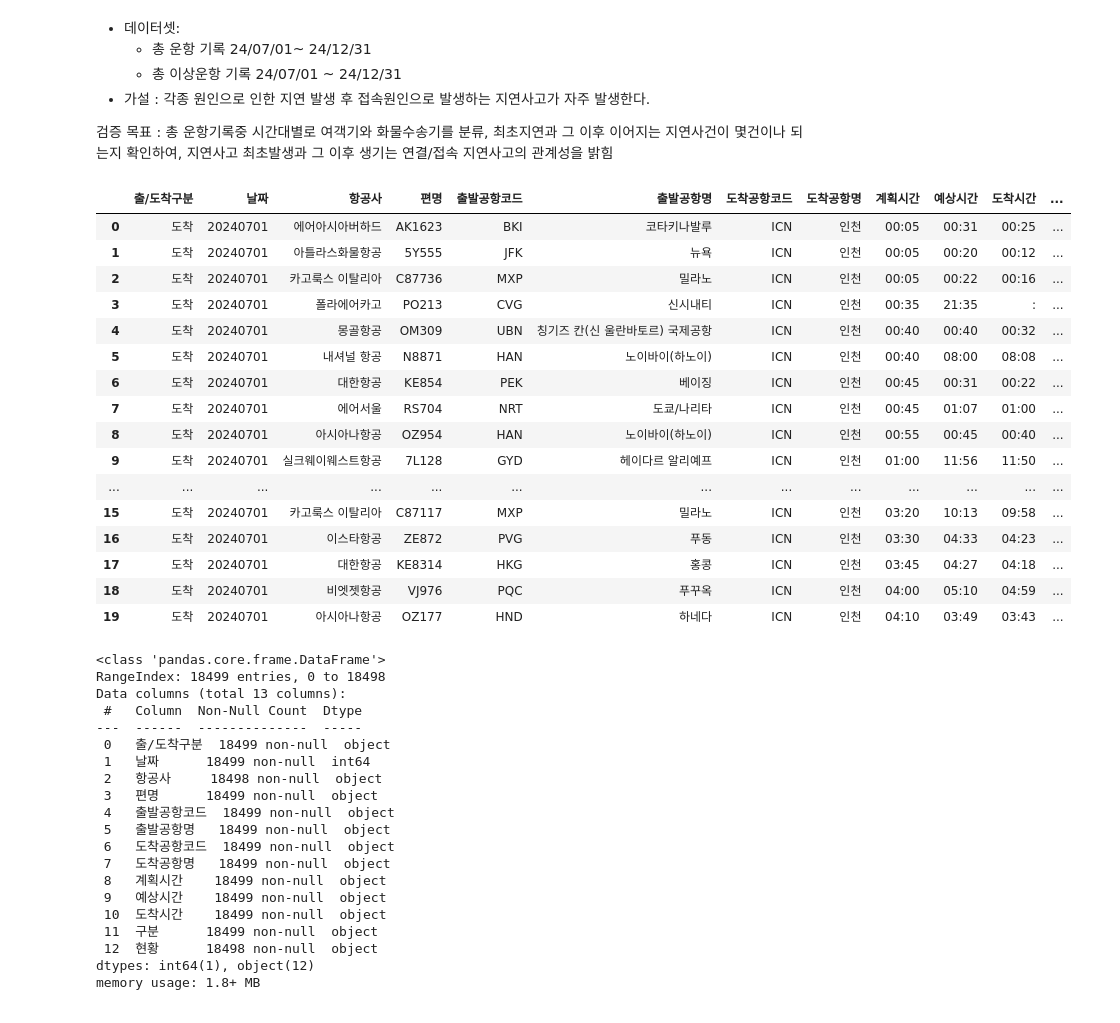
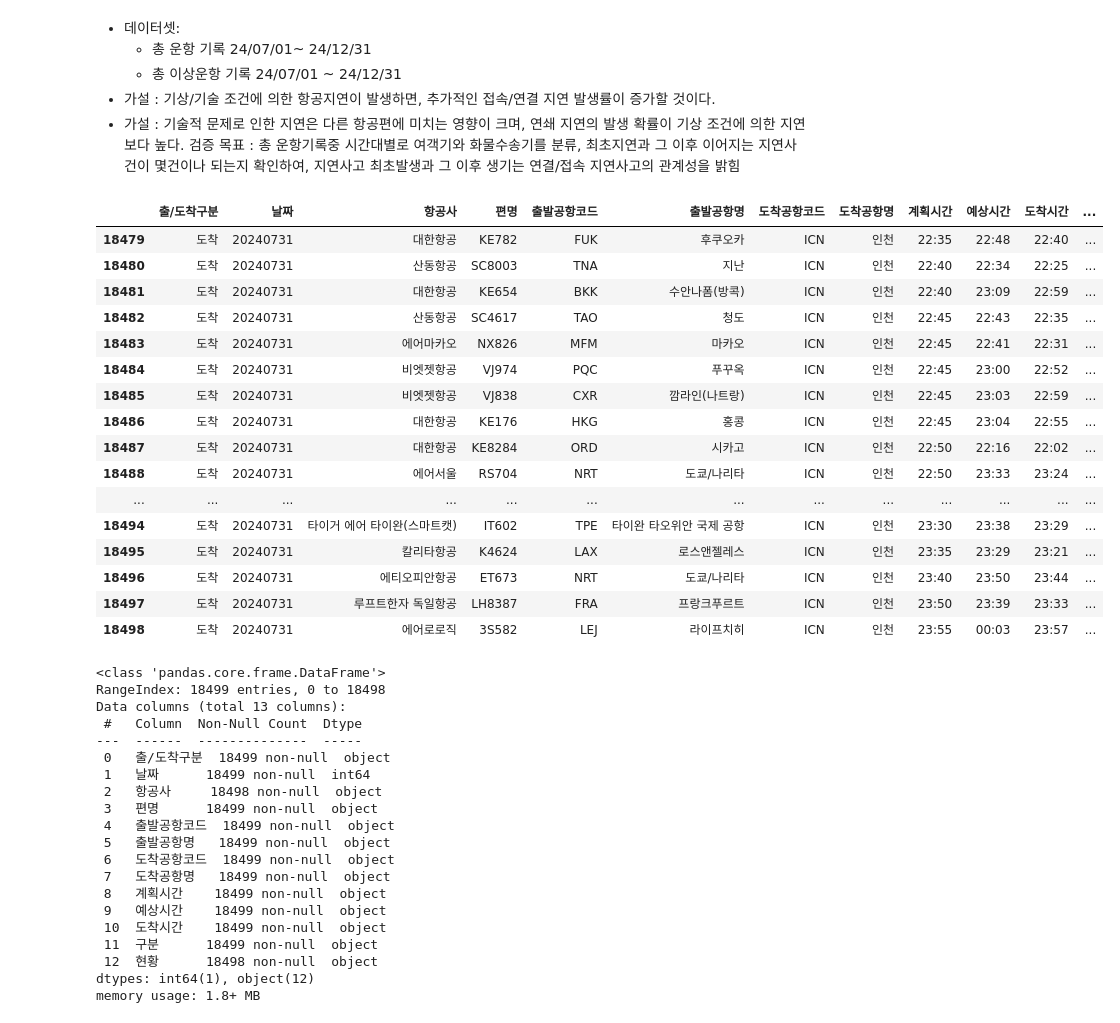
Before and after one commit to matdongsan5/KDT7, a Jupyter notebook: 이정욱/VISUAL_이정욱/main.ipynb, the cells around one changed output. Cells and saved outputs as stored; diff of their text form; code cells hidden in the pictures.

```diff
--- a/이정욱/VISUAL_이정욱/main.ipynb
+++ b/이정욱/VISUAL_이정욱/main.ipynb
@@ -2,8 +2,8 @@
 - 데이터셋:
     * 총 운항 기록 24/07/01~ 24/12/31
     * 총 이상운항 기록 24/07/01 ~ 24/12/31
-- 가설 : 각종 원인으로 인한 지연 발생 후 접속원인으로 발생하는 지연사고가 자주 발생한다.
-
+- 가설 : 기상/기술 조건에 의한 항공지연이 발생하면, 추가적인 접속/연결 지연 발생률이 증가할 것이다.
+- 가설 : 기술적 문제로 인한 지연은 다른 항공편에 미치는 영향이 크며, 연쇄 지연의 발생 확률이 기상 조건에 의한 지연보다 높다.
 검증 목표 : 총 운항기록중 시간대별로 여객기와 화물수송기를 분류, 최초지연과 그 이후 이어지는 지연사건이 몇건이나 되는지 확인하여, 지연사고 최초발생과 그 이후 생기는 연결/접속 지연사고의 관계성을 밝힘
 # %%
 ## [1] 모듈 로딩
@@ -17,27 +17,33 @@ import utils
 # %%
 ## 데이터 로딩및 확인
 dataDF07 = pd.read_excel('./DATA/normal/항공기출도착현황240701.xlsx')
+dataDF08 = pd.read_excel('./DATA/normal/항공기출도착현황240801.xlsx')
+dataDF09 = pd.read_excel('./DATA/normal/항공기출도착현황240901.xlsx')
+dataDF10 = pd.read_excel('./DATA/normal/항공기출도착현황241001.xlsx')
+dataDF11 = pd.read_excel('./DATA/normal/항공기출도착현황241101.xlsx')
+dataDF12 = pd.read_excel('./DATA/normal/항공기출도착현황241201.xlsx')
 
 # 계획시간 별로 소트하여 지연 현황을 찾고, 해당 지연 원인을 abnormal 폴더에서 해당날짜와 같은 날짜에서 찾아오기
-dataDF07.head(20)
-# %% [output]
-|  | 출/도착구분 | 날짜 | 항공사 | 편명 | 출발공항코드 | 출발공항명 | 도착공항코드 | 도착공항명 | 계획시간 | 예상시간 | 도착시간 | ... |
-| 0 | 도착 | 20240701 | 에어아시아버하드 | AK1623 | BKI | 코타키나발루 | ICN | 인천 | 00:05 | 00:31 | 00:25 | ... |
-| 1 | 도착 | 20240701 | 아틀라스화물항공 | 5Y555 | JFK | 뉴욕 | ICN | 인천 | 00:05 | 00:20 | 00:12 | ... |
-| 2 | 도착 | 20240701 | 카고룩스 이탈리아 | C87736 | MXP | 밀라노 | ICN | 인천 | 00:05 | 00:22 | 00:16 | ... |
-| 3 | 도착 | 20240701 | 폴라에어카고 | PO213 | CVG | 신시내티 | ICN | 인천 | 00:35 | 21:35 | : | ... |
-| 4 | 도착 | 20240701 | 몽골항공 | OM309 | UBN | 칭기즈 칸(신 울란바토르) 국제공항 | ICN | 인천 | 00:40 | 00:40 | 00:32 | ... |
-| 5 | 도착 | 20240701 | 내셔널 항공 | N8871 | HAN | 노이바이(하노이) | ICN | 인천 | 00:40 | 08:00 | 08:08 | ... |
-| 6 | 도착 | 20240701 | 대한항공 | KE854 | PEK | 베이징 | ICN | 인천 | 00:45 | 00:31 | 00:22 | ... |
-| 7 | 도착 | 20240701 | 에어서울 | RS704 | NRT | 도쿄/나리타 | ICN | 인천 | 00:45 | 01:07 | 01:00 | ... |
-| 8 | 도착 | 20240701 | 아시아나항공 | OZ954 | HAN | 노이바이(하노이) | ICN | 인천 | 00:55 | 00:45 | 00:40 | ... |
-| 9 | 도착 | 20240701 | 실크웨이웨스트항공 | 7L128 | GYD | 헤이다르 알리예프 | ICN | 인천 | 01:00 | 11:56 | 11:50 | ... |
-| ... | ... | ... | ... | ... | ... | ... | ... | ... | ... | ... | ... | ... |
-| 15 | 도착 | 20240701 | 카고룩스 이탈리아 | C87117 | MXP | 밀라노 | ICN | 인천 | 03:20 | 10:13 | 09:58 | ... |
-| 16 | 도착 | 20240701 | 이스타항공 | ZE872 | PVG | 푸동 | ICN | 인천 | 03:30 | 04:33 | 04:23 | ... |
-| 17 | 도착 | 20240701 | 대한항공 | KE8314 | HKG | 홍콩 | ICN | 인천 | 03:45 | 04:27 | 04:18 | ... |
-| 18 | 도착 | 20240701 | 비엣젯항공 | VJ976 | PQC | 푸꾸옥 | ICN | 인천 | 04:00 | 05:10 | 04:59 | ... |
-| 19 | 도착 | 20240701 | 아시아나항공 | OZ177 | HND | 하네다 | ICN | 인천 | 04:10 | 03:49 | 03:43 | ... |
+# %%
+dataDF07.tail(20)
+# %% [output]
+|  | 출/도착구분 | 날짜 | 항공사 | 편명 | 출발공항코드 | 출발공항명 | 도착공항코드 | 도착공항명 | 계획시간 | 예상시간 | 도착시간 | ... |
+| 18479 | 도착 | 20240731 | 대한항공 | KE782 | FUK | 후쿠오카 | ICN | 인천 | 22:35 | 22:48 | 22:40 | ... |
+| 18480 | 도착 | 20240731 | 산동항공 | SC8003 | TNA | 지난 | ICN | 인천 | 22:40 | 22:34 | 22:25 | ... |
+| 18481 | 도착 | 20240731 | 대한항공 | KE654 | BKK | 수안나폼(방콕) | ICN | 인천 | 22:40 | 23:09 | 22:59 | ... |
+| 18482 | 도착 | 20240731 | 산동항공 | SC4617 | TAO | 청도 | ICN | 인천 | 22:45 | 22:43 | 22:35 | ... |
+| 18483 | 도착 | 20240731 | 에어마카오 | NX826 | MFM | 마카오 | ICN | 인천 | 22:45 | 22:41 | 22:31 | ... |
+| 18484 | 도착 | 20240731 | 비엣젯항공 | VJ974 | PQC | 푸꾸옥 | ICN | 인천 | 22:45 | 23:00 | 22:52 | ... |
+| 18485 | 도착 | 20240731 | 비엣젯항공 | VJ838 | CXR | 깜라인(나트랑) | ICN | 인천 | 22:45 | 23:03 | 22:59 | ... |
+| 18486 | 도착 | 20240731 | 대한항공 | KE176 | HKG | 홍콩 | ICN | 인천 | 22:45 | 23:04 | 22:55 | ... |
+| 18487 | 도착 | 20240731 | 대한항공 | KE8284 | ORD | 시카고 | ICN | 인천 | 22:50 | 22:16 | 22:02 | ... |
+| 18488 | 도착 | 20240731 | 에어서울 | RS704 | NRT | 도쿄/나리타 | ICN | 인천 | 22:50 | 23:33 | 23:24 | ... |
+| ... | ... | ... | ... | ... | ... | ... | ... | ... | ... | ... | ... | ... |
+| 18494 | 도착 | 20240731 | 타이거 에어 타이완(스마트캣) | IT602 | TPE | 타이완 타오위안 국제 공항 | ICN | 인천 | 23:30 | 23:38 | 23:29 | ... |
+| 18495 | 도착 | 20240731 | 칼리타항공 | K4624 | LAX | 로스앤젤레스 | ICN | 인천 | 23:35 | 23:29 | 23:21 | ... |
+| 18496 | 도착 | 20240731 | 에티오피안항공 | ET673 | NRT | 도쿄/나리타 | ICN | 인천 | 23:40 | 23:50 | 23:44 | ... |
+| 18497 | 도착 | 20240731 | 루프트한자 독일항공 | LH8387 | FRA | 프랑크푸르트 | ICN | 인천 | 23:50 | 23:39 | 23:33 | ... |
+| 18498 | 도착 | 20240731 | 에어로로직 | 3S582 | LEJ | 라이프치히 | ICN | 인천 | 23:55 | 00:03 | 23:57 | ... |
 # %%
 dataDF07.info()
 # %% [output]
```
Also changed, not shown: parts of 16 cells of this notebook, 14 other files.
